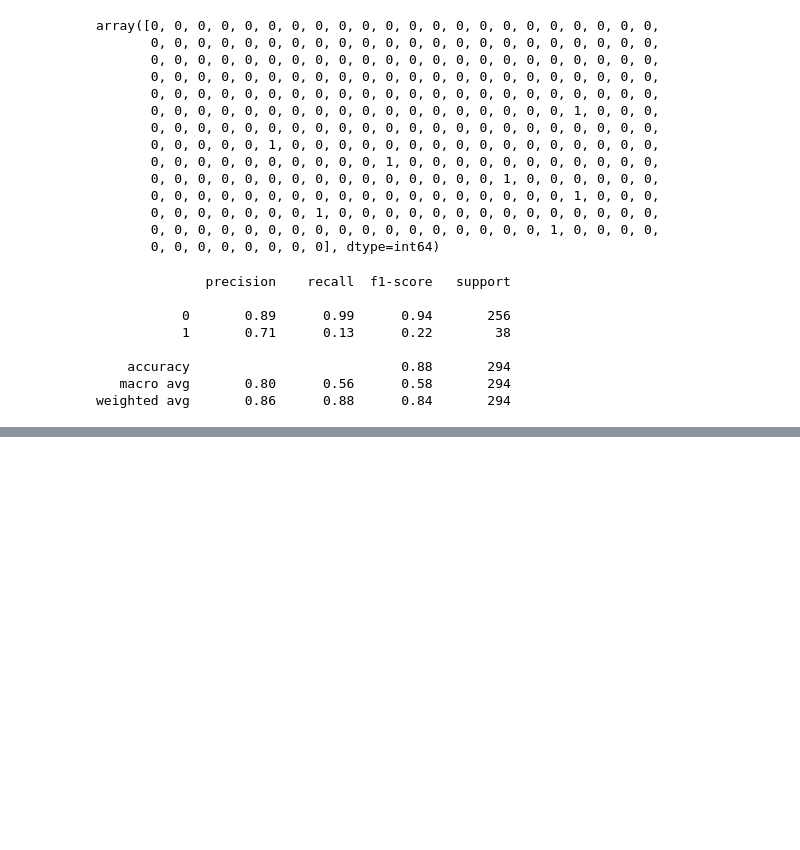
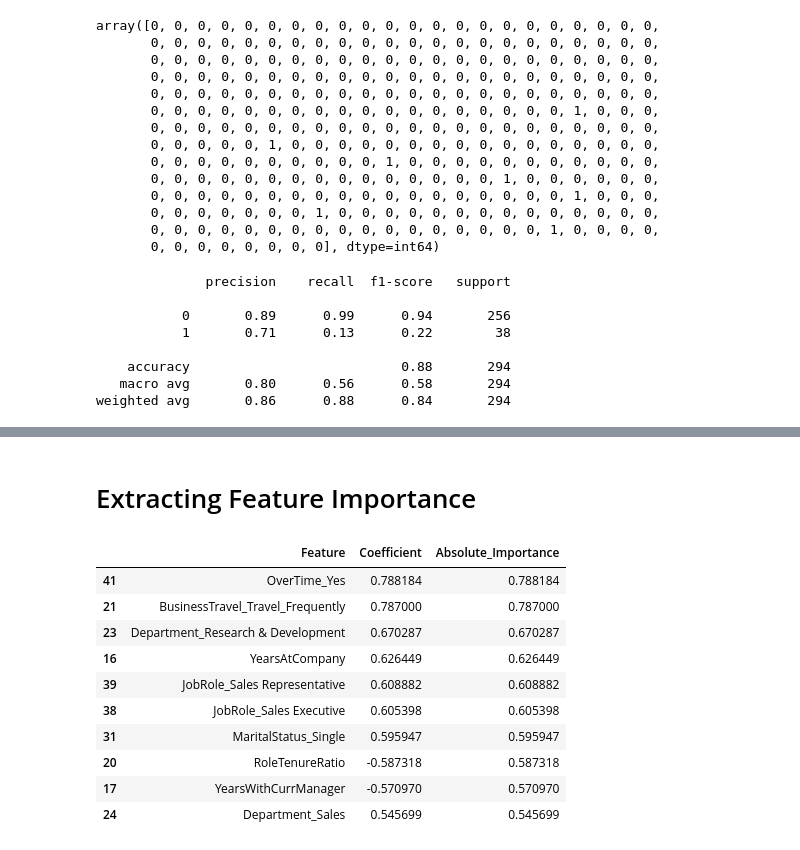
Before and after one commit to Gideon-Silas/employees_attrition_classification_model, a Jupyter notebook: Gideon_HR_Capstone.ipynb, the cells around one changed output, grey strips where cells are left out. Drawn from its saved outputs; the diff is of its cells as text; code cells hidden in the pictures; blank space fills up the shorter version.

```diff
--- a/Gideon_HR_Capstone.ipynb
+++ b/Gideon_HR_Capstone.ipynb
@@ -650,0 +655,4 @@ weighted avg       0.86      0.88      0.84       294
+# %%
+# Create an instance with the balanced class weight parameter
+
+fix_log = LogisticRegression(class_weight='balanced', random_state=35)
@@ -650,0 +753,2 @@ weighted avg       0.86      0.88      0.84       294
+# %% [markdown]
+# Extracting Feature Importance
@@ -650,0 +763,18 @@ weighted avg       0.86      0.88      0.84       294
+# %%
+# 3. Sort by absolute importance to see the strongest drivers
+
+importance_HR = importance_HR.sort_values(by='Absolute_Importance', ascending=False)
+
+importance_HR.head(10)
+# %% [output]
+|  | Feature | Coefficient | Absolute_Importance |
+| 41 | OverTime_Yes | 0.788184 | 0.788184 |
+| 21 | BusinessTravel_Travel_Frequently | 0.787000 | 0.787000 |
+| 23 | Department_Research & Development | 0.670287 | 0.670287 |
+| 16 | YearsAtCompany | 0.626449 | 0.626449 |
+| 39 | JobRole_Sales Representative | 0.608882 | 0.608882 |
+| 38 | JobRole_Sales Executive | 0.605398 | 0.605398 |
+| 31 | MaritalStatus_Single | 0.595947 | 0.595947 |
+| 20 | RoleTenureRatio | -0.587318 | 0.587318 |
+| 17 | YearsWithCurrManager | -0.570970 | 0.570970 |
+| 24 | Department_Sales | 0.545699 | 0.545699 |
```
Also changed, not shown: parts of 26 cells of this notebook.
